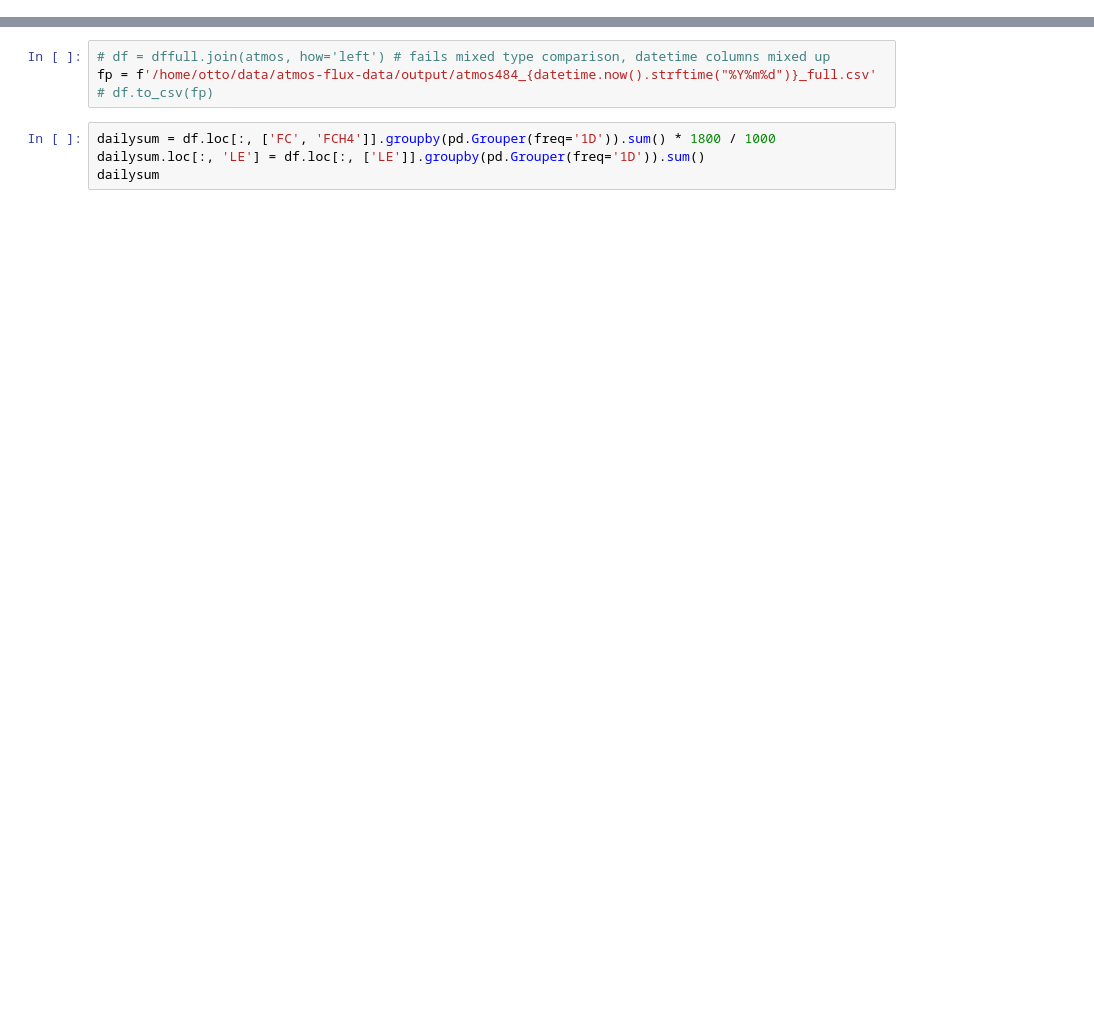
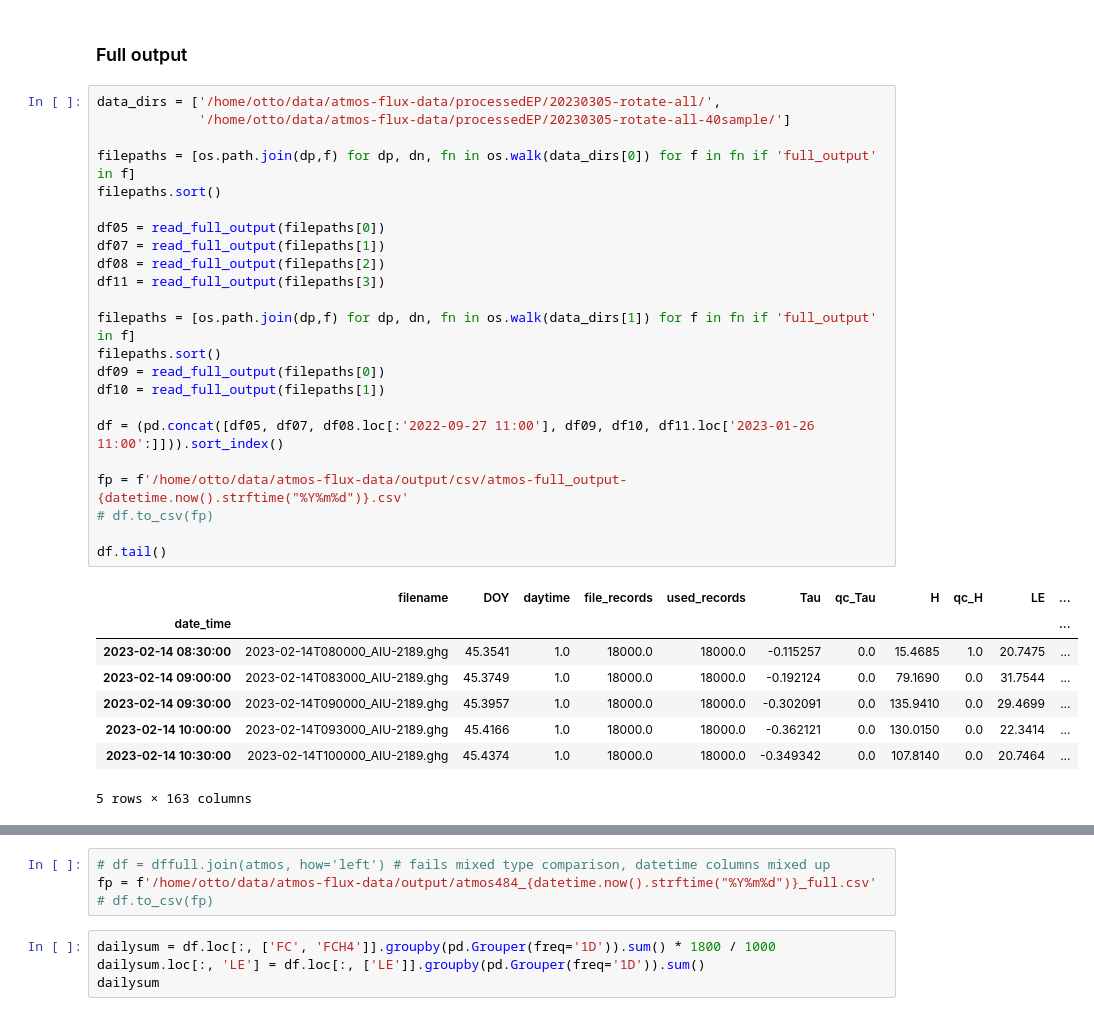
Before and after one commit to ottobriner/atmos-flux-data, a Jupyter notebook: 0.compile_EddyPro_output.ipynb, the cells around one changed output, grey strips where cells are left out. Drawn from its saved outputs; the diff is of its cells as text; blank space fills up the shorter version.

```diff
--- a/0.compile_EddyPro_output.ipynb
+++ b/0.compile_EddyPro_output.ipynb
@@ -163 +195,35 @@ def collectEPstats(path = './processedEP/20220621', levels = 7, folderstr = 'edd
+# %% [markdown]
+### Full output
+# %%
+data_dirs = ['/home/otto/data/atmos-flux-data/processedEP/20230305-rotate-all/',
+             '/home/otto/data/atmos-flux-data/processedEP/20230305-rotate-all-40sample/']
+
+filepaths = [os.path.join(dp,f) for dp, dn, fn in os.walk(data_dirs[0]) for f in fn if 'full_output' in f]
+filepaths.sort()
+
+df05 = read_full_output(filepaths[0])
+df07 = read_full_output(filepaths[1])
+df08 = read_full_output(filepaths[2])
+df11 = read_full_output(filepaths[3])
+
+filepaths = [os.path.join(dp,f) for dp, dn, fn in os.walk(data_dirs[1]) for f in fn if 'full_output' in f]
+filepaths.sort()
+df09 = read_full_output(filepaths[0])
+df10 = read_full_output(filepaths[1])
+
+df = (pd.concat([df05, df07, df08.loc[:'2022-09-27 11:00'], df09, df10, df11.loc['2023-01-26 11:00':]])).sort_index()
+
+fp = f'/home/otto/data/atmos-flux-data/output/csv/atmos-full_output-{datetime.now().strftime("%Y%m%d")}.csv'
+# df.to_csv(fp)
+
+df.tail()
+# %% [output]
+|  | filename | DOY | daytime | file_records | used_records | Tau | qc_Tau | H | qc_H | LE | ... |
+| date_time |  |  |  |  |  |  |  |  |  |  | ... |
+| 2023-02-14 08:30:00 | 2023-02-14T080000_AIU-2189.ghg | 45.3541 | 1.0 | 18000.0 | 18000.0 | -0.115257 | 0.0 | 15.4685 | 1.0 | 20.7475 | ... |
+| 2023-02-14 09:00:00 | 2023-02-14T083000_AIU-2189.ghg | 45.3749 | 1.0 | 18000.0 | 18000.0 | -0.192124 | 0.0 | 79.1690 | 0.0 | 31.7544 | ... |
+| 2023-02-14 09:30:00 | 2023-02-14T090000_AIU-2189.ghg | 45.3957 | 1.0 | 18000.0 | 18000.0 | -0.302091 | 0.0 | 135.9410 | 0.0 | 29.4699 | ... |
+| 2023-02-14 10:00:00 | 2023-02-14T093000_AIU-2189.ghg | 45.4166 | 1.0 | 18000.0 | 18000.0 | -0.362121 | 0.0 | 130.0150 | 0.0 | 22.3414 | ... |
+| 2023-02-14 10:30:00 | 2023-02-14T100000_AIU-2189.ghg | 45.4374 | 1.0 | 18000.0 | 18000.0 | -0.349342 | 0.0 | 107.8140 | 0.0 | 20.7464 | ... |
+5 rows × 163 columns
 # %%
```
Also changed, not shown: parts of 21 cells of this notebook.
